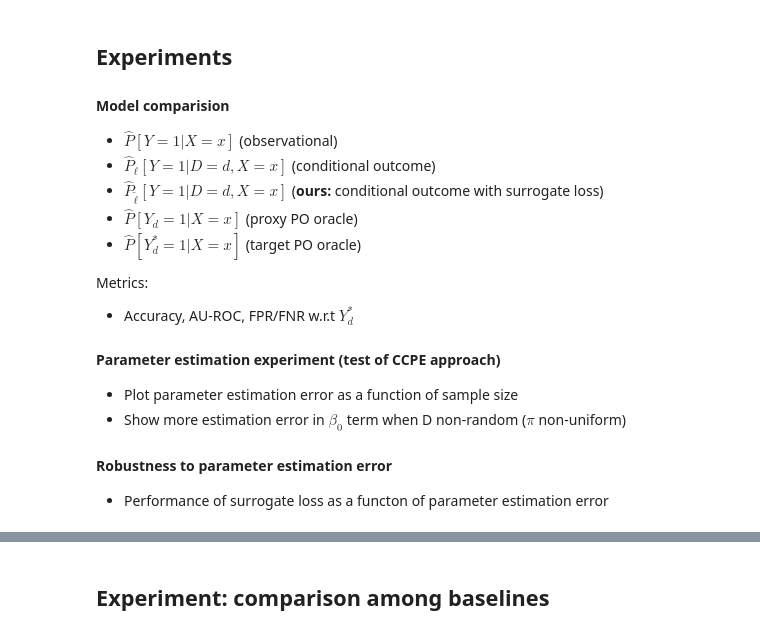
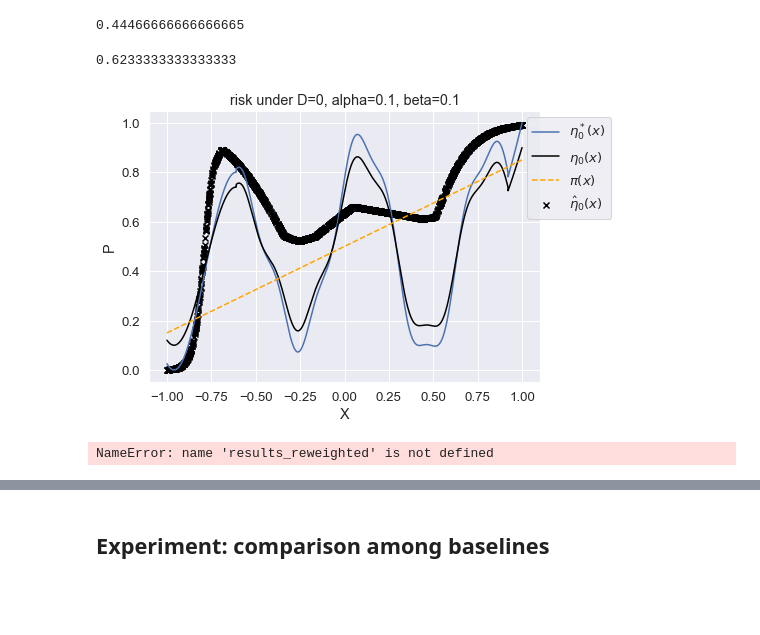
Before and after one commit to lguerdan/counterfactual-decision-support, a Jupyter notebook: experiments.ipynb, the cells around one changed output, grey strips where cells are left out. Cells and saved outputs as stored; diff of their text form; code cells hidden in the pictures; blank space fills up the shorter version.

```diff
--- a/experiments.ipynb
+++ b/experiments.ipynb
@@ -32,23 +12,3 @@ from viz import *
-# %% [markdown]
-## Experiments
-
-
-#### Model comparision
-- $\hat{P}[Y=1|X=x]$ (observational)
-- $\hat{P}_{\ell}[Y=1|D=d,X=x]$ (conditional outcome)
-- $\hat{P}_{\tilde{\ell}}[Y=1|D=d,X=x]$ (**ours:** conditional outcome with surrogate loss)
-- $\hat{P}[Y_d=1|X=x]$ (proxy PO oracle)
-- $\hat{P}[Y^*_d=1|X=x]$ (target PO oracle)
-
-Metrics:
-- Accuracy, AU-ROC, FPR/FNR w.r.t $Y^*_d$
-
-#### Parameter estimation experiment (test of CCPE approach)
-- Plot parameter estimation error as a function of sample size
-- Show more estimation error in $\beta_0$ term when D non-random ($\pi$ non-uniform)
-
-#### Robustness to parameter estimation error
-- Performance of surrogate loss as a functon of parameter estimation error
 # %%
 Y0_PDF = 'piecewise_sinusoid'
 Y1_PDF = 'low_base_rate_sinusoid'
@@ -69,0 +56,34 @@ expdf, error_params = generate_syn_data(
+# %%
+# reweight: false
+results['ACC']
+# %% [output]
+0.44466666666666665
+# %%
+# reweight: true
+results['ACC']
+# %% [output]
+0.6233333333333333
+# %%
+Y0_PDF = 'piecewise_sinusoid'
+Y1_PDF = 'low_base_rate_sinusoid'
+PI_PDF = 'linear'
+do=0
+
+expdf, _ = generate_syn_data(
+    NS=5000,
+    K=1,
+    y0_pdf=Y0_PDF,
+    y1_pdf=Y1_PDF,
+    pi_pdf=PI_PDF,
+    shuffle=False
+)
+debug_info = {
+    'val_x': results['x'].squeeze(),
+    'val_py': results['py_hat'].squeeze()
+}
+
+sns.set(font_scale=1.2)
+viz_ccpe_estimates(expdf, debug_info, error_params[f'alpha_{do}'][0],
+                   error_params[f'beta_{do}'][0], do, Y0_PDF, Y1_PDF, PI_PDF)
+# %% [output]
+[figure, added]
@@ -69,0 +103,4 @@ expdf, error_params = generate_syn_data(
+# %%
+results_reweighted
+# %% [output]
+NameError: name 'results_reweighted' is not defined
```
Also changed, not shown: parts of 10 cells of this notebook, 6 other files.
